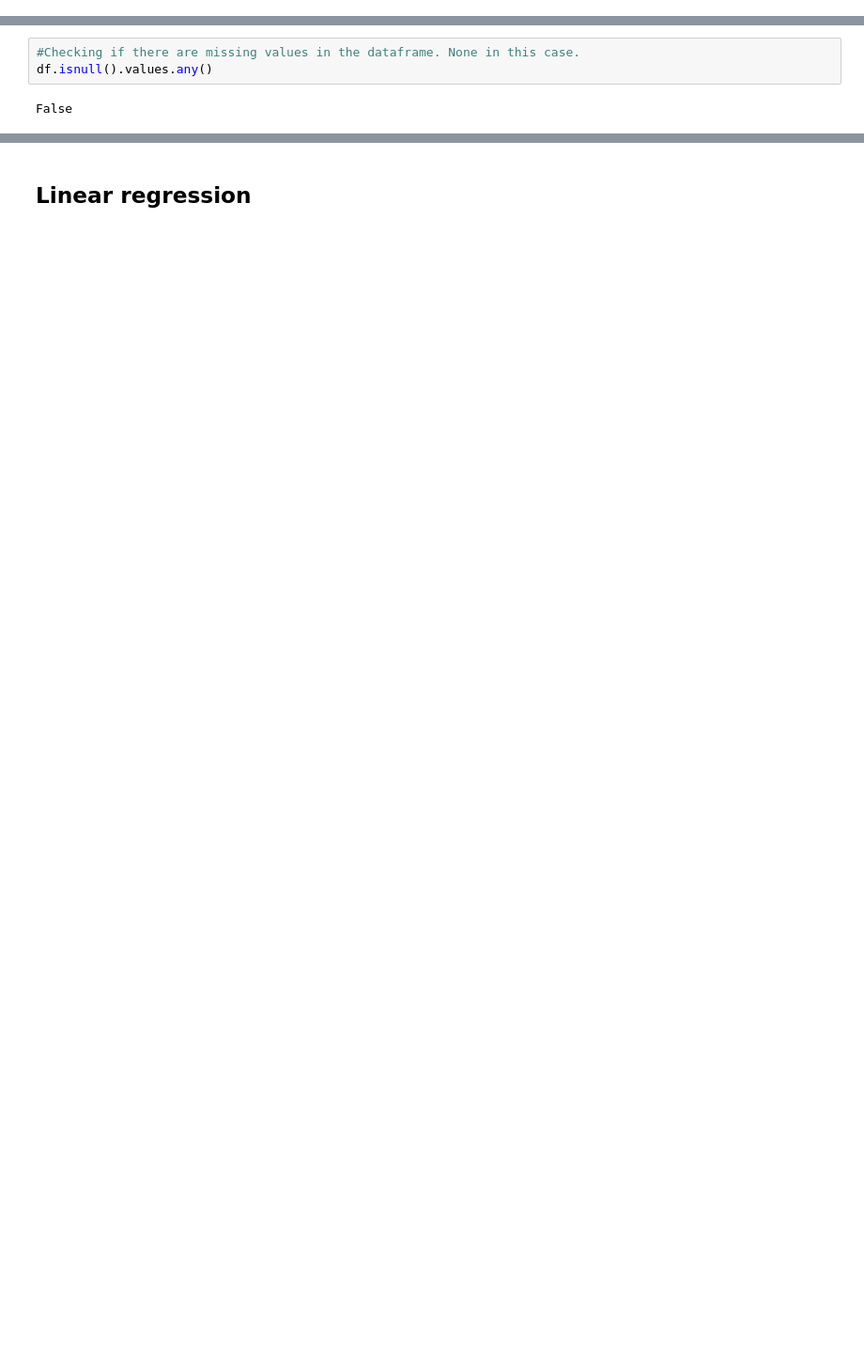
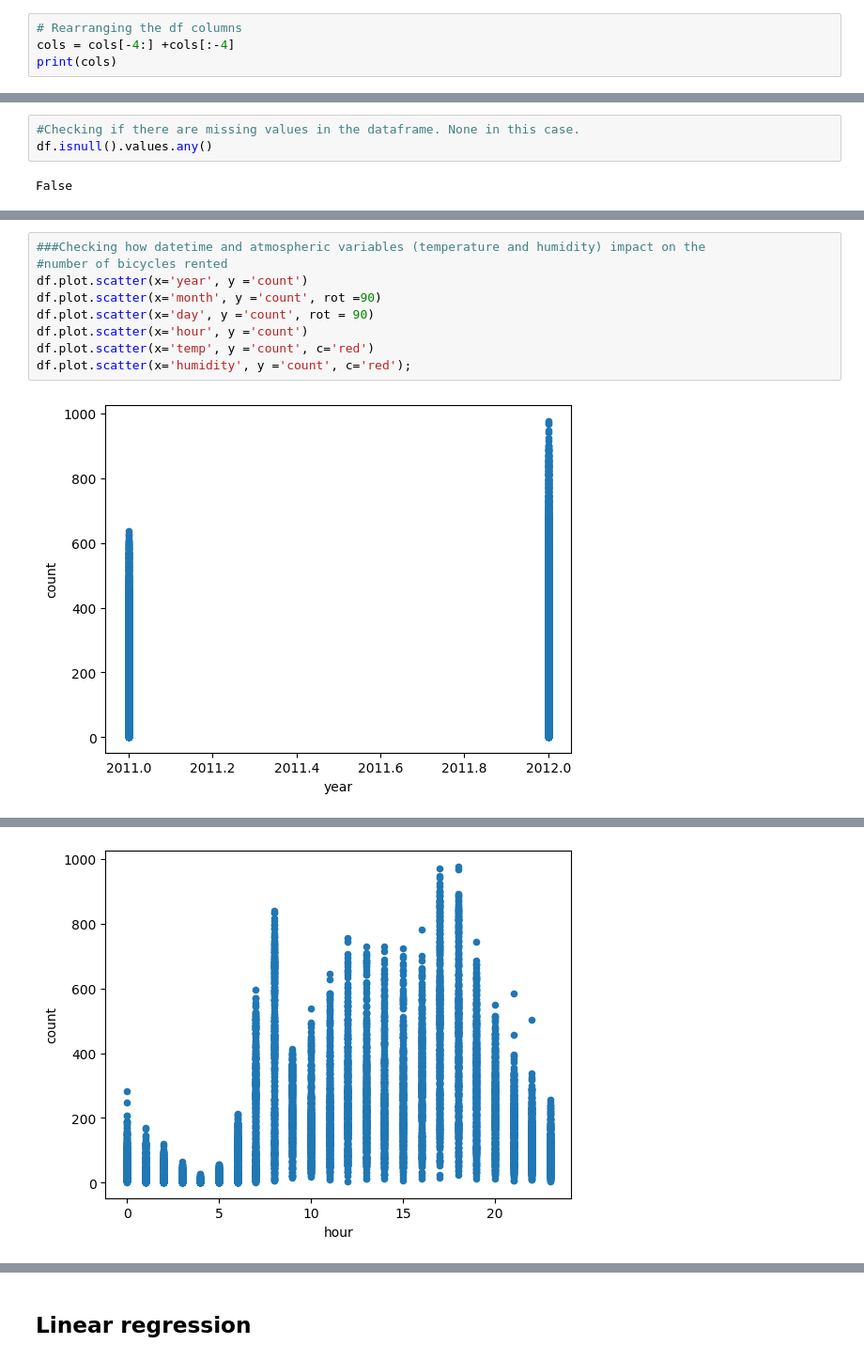
Before and after one commit to GParolini/spiced_academy_projects, a Jupyter notebook: project3_bikesharing/project3_bikesharing_parolini.ipynb, the cells around one changed output, grey strips where cells are left out. Shown at 94% size. Drawn from its saved outputs; the diff is of its cells as text; blank space fills up the shorter version.

```diff
--- a/project3_bikesharing/project3_bikesharing_parolini.ipynb
+++ b/project3_bikesharing/project3_bikesharing_parolini.ipynb
@@ -43,0 +77,4 @@ df
+# %%
+# Rearranging the df columns
+cols = cols[-4:] +cols[:-4]
+print(cols)
@@ -95,0 +168,11 @@ df = df[['season', 'holiday', 'workingday', 'weekend', 'weather', 'temp', 'atemp
+# %%
+###Checking how datetime and atmospheric variables (temperature and humidity) impact on the
+#number of bicycles rented
+df.plot.scatter(x='year', y ='count')
+df.plot.scatter(x='month', y ='count', rot =90)
+df.plot.scatter(x='day', y ='count', rot = 90)
+df.plot.scatter(x='hour', y ='count')
+df.plot.scatter(x='temp', y ='count', c='red')
+df.plot.scatter(x='humidity', y ='count', c='red');
+# %% [output]
+[figure, added]
@@ -95,0 +181 @@ df = df[['season', 'holiday', 'workingday', 'weekend', 'weather', 'temp', 'atemp
+[figure, added]
```
Also changed, not shown: parts of 72 cells of this notebook, 10 other files.
